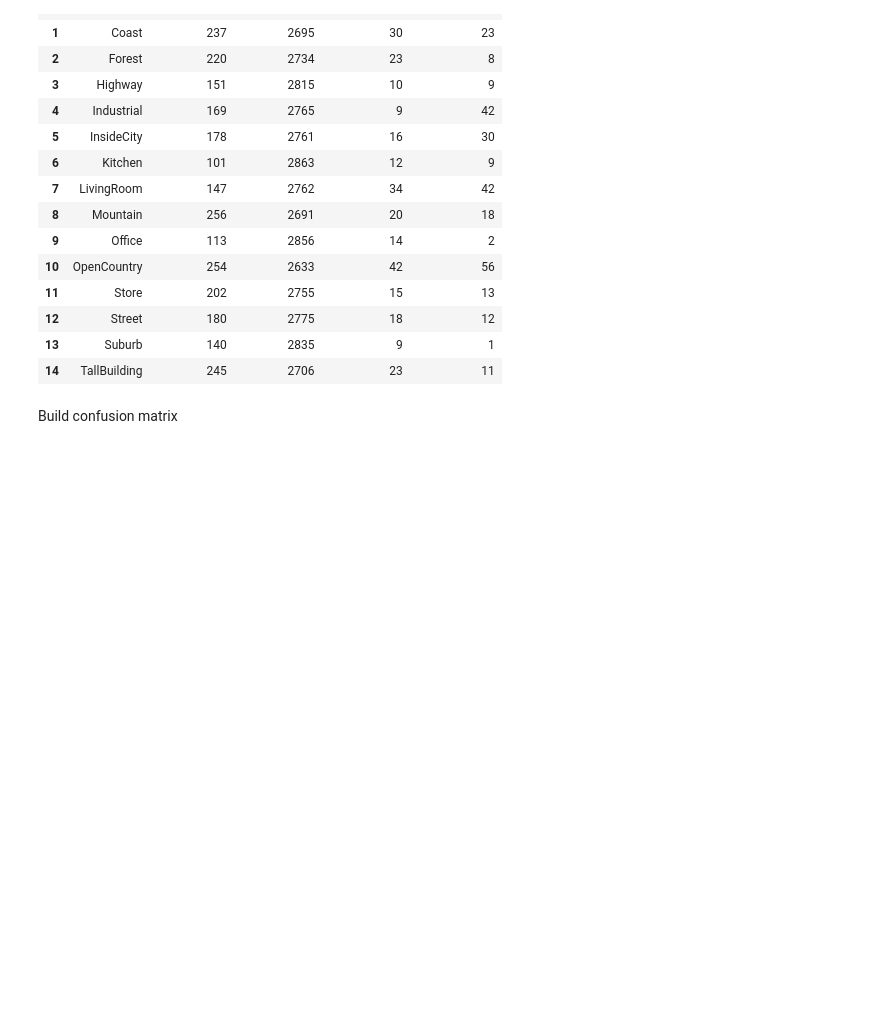
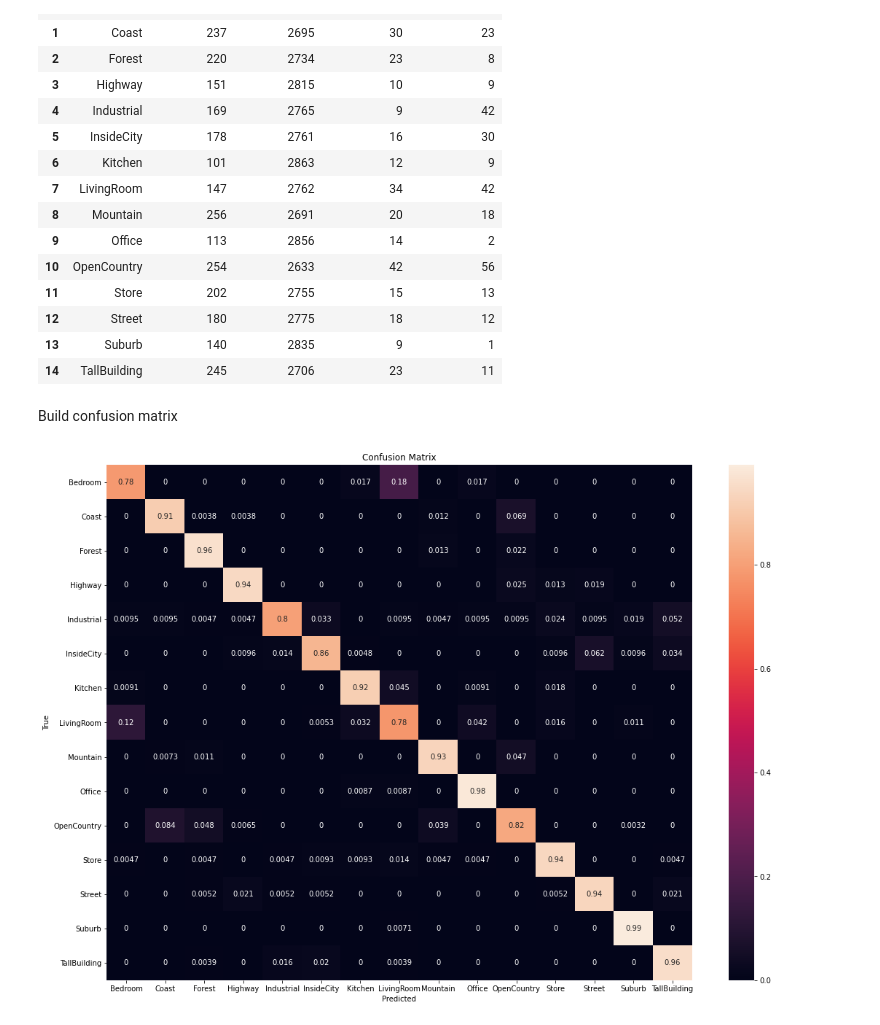
Before and after one commit to Gideon996/Computer-Vision-2020, a Jupyter notebook: Point_Three.ipynb, the cells around one changed output. Drawn from its saved outputs; the diff is of its cells as text; code cells hidden in the pictures; blank space fills up the shorter version.

Commit message:
Added some images

```diff
--- a/Point_Three.ipynb
+++ b/Point_Three.ipynb
@@ -343,6 +343,10 @@ for i in range(numberOfClasses):
     for j in range(numberOfClasses):
         temp = 0
         for k in range(len(yTest)):
-            if(yTest[k]==i and pred[k]==j):
-                temp = temp +1
+            if(yTest[k]==i and prediction[k]==j):
+                temp += 1
         cm[i,j]=temp
+# %%
+pltu.plotConfusionMatrix(cm, labels, "confusion_matrix_2", "images_point_three/")
+# %% [output]
+[figure, added]
```
Also changed, not shown: 21 other files.
